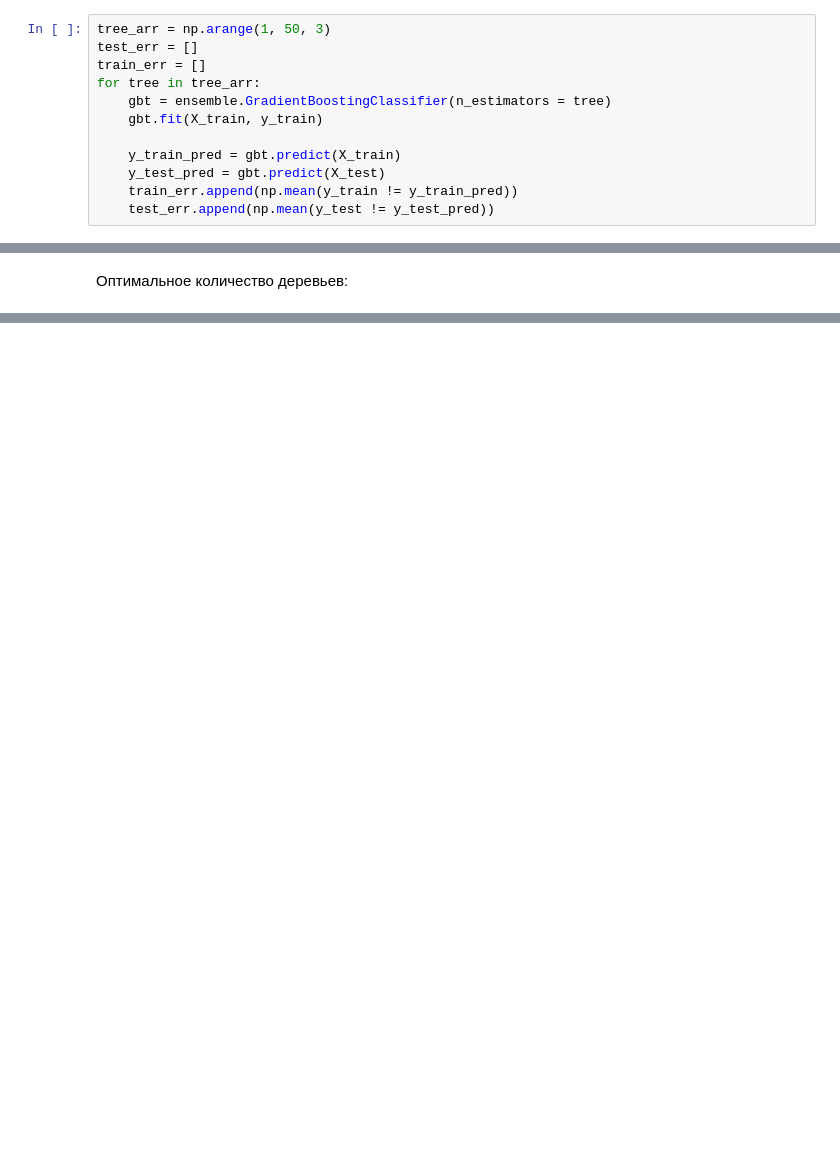
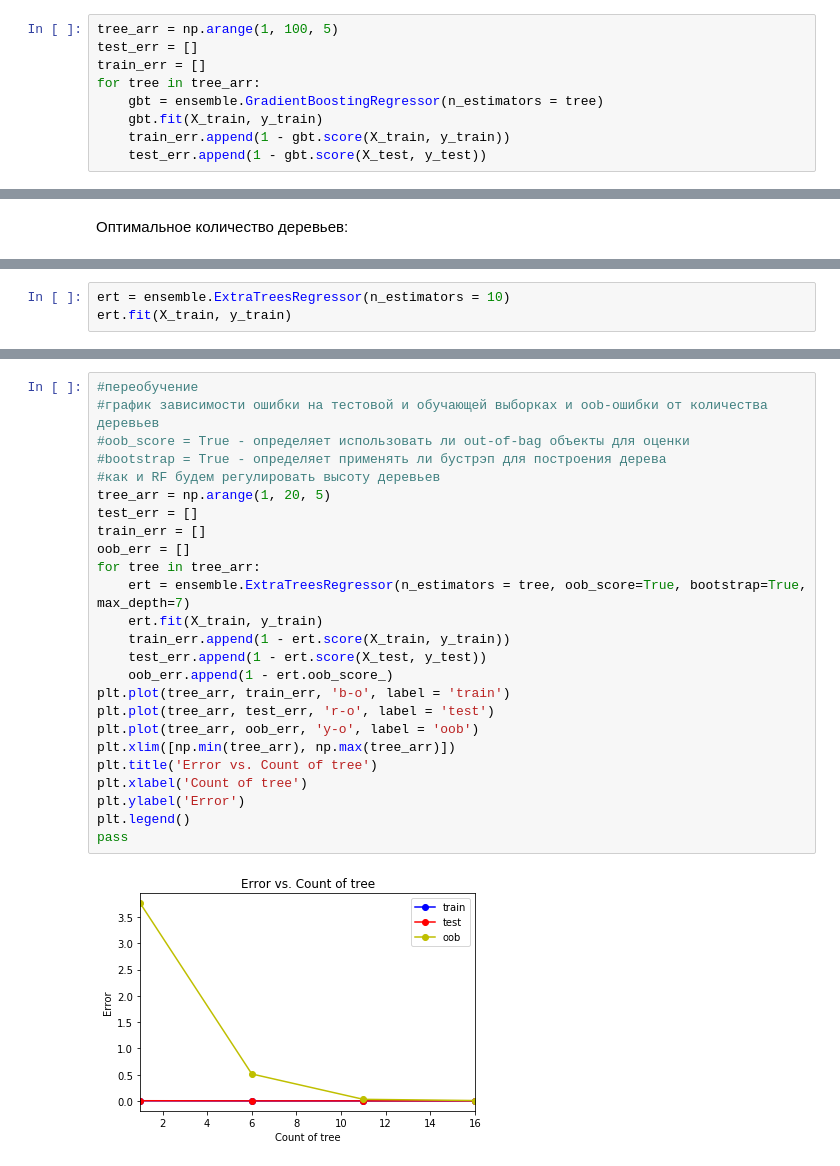
Before and after one commit to NikolayMarushkin/Machine-Learning, a Jupyter notebook: Energy efficiency.ipynb, the cells around one changed output, grey strips where cells are left out. Cells and saved outputs as stored; diff of their text form; blank space fills up the shorter version.

```diff
--- a/Energy efficiency.ipynb
+++ b/Energy efficiency.ipynb
@@ -1022,17 +968,14 @@ print("Ошибка на тестовой выборке: ", err_test)
 # %% [markdown]
 Построим график зависимости ошибки на тестовой и обучающей выборках от количества деревьев.
 # %%
-tree_arr = np.arange(1, 50, 3)
+tree_arr = np.arange(1, 100, 5)
 test_err = []
 train_err = []
 for tree in tree_arr:
-    gbt = ensemble.GradientBoostingClassifier(n_estimators = tree)
+    gbt = ensemble.GradientBoostingRegressor(n_estimators = tree)
     gbt.fit(X_train, y_train)
-
-    y_train_pred = gbt.predict(X_train)
-    y_test_pred = gbt.predict(X_test)
-    train_err.append(np.mean(y_train != y_train_pred))
-    test_err.append(np.mean(y_test != y_test_pred))
+    train_err.append(1 - gbt.score(X_train, y_train))
+    test_err.append(1 - gbt.score(X_test, y_test))
 # %%
 plt.plot(tree_arr, train_err, 'b-o', label = 'train')
 plt.plot(tree_arr, test_err, 'r-o', label = 'test')
@@ -1064,0 +1010,3 @@ print(trees_opt)
+# %%
+ert = ensemble.ExtraTreesRegressor(n_estimators = 10)
+ert.fit(X_train, y_train)
@@ -1064,0 +1030,27 @@ print(trees_opt)
+# %%
+#переобучение
+#график зависимости ошибки на тестовой и обучающей выборках и oob-ошибки от количества деревьев
+#oob_score = True - определяет использовать ли out-of-bag объекты для оценки
+#bootstrap = True - определяет применять ли бустрэп для построения дерева
+#как и RF будем регулировать высоту деревьев
+tree_arr = np.arange(1, 20, 5)
+test_err = []
+train_err = []
+oob_err = []
+for tree in tree_arr:
+    ert = ensemble.ExtraTreesRegressor(n_estimators = tree, oob_score=True, bootstrap=True, max_depth=7)
+    ert.fit(X_train, y_train)
+    train_err.append(1 - ert.score(X_train, y_train))
+    test_err.append(1 - ert.score(X_test, y_test))
+    oob_err.append(1 - ert.oob_score_)
+plt.plot(tree_arr, train_err, 'b-o', label = 'train')
+plt.plot(tree_arr, test_err, 'r-o', label = 'test')
+plt.plot(tree_arr, oob_err, 'y-o', label = 'oob')
+plt.xlim([np.min(tree_arr), np.max(tree_arr)])
+plt.title('Error vs. Count of tree')
+plt.xlabel('Count of tree')
+plt.ylabel('Error')
+plt.legend()
+pass
+# %% [output]
+[figure, added]
```
Also changed, not shown: parts of 122 cells of this notebook.
